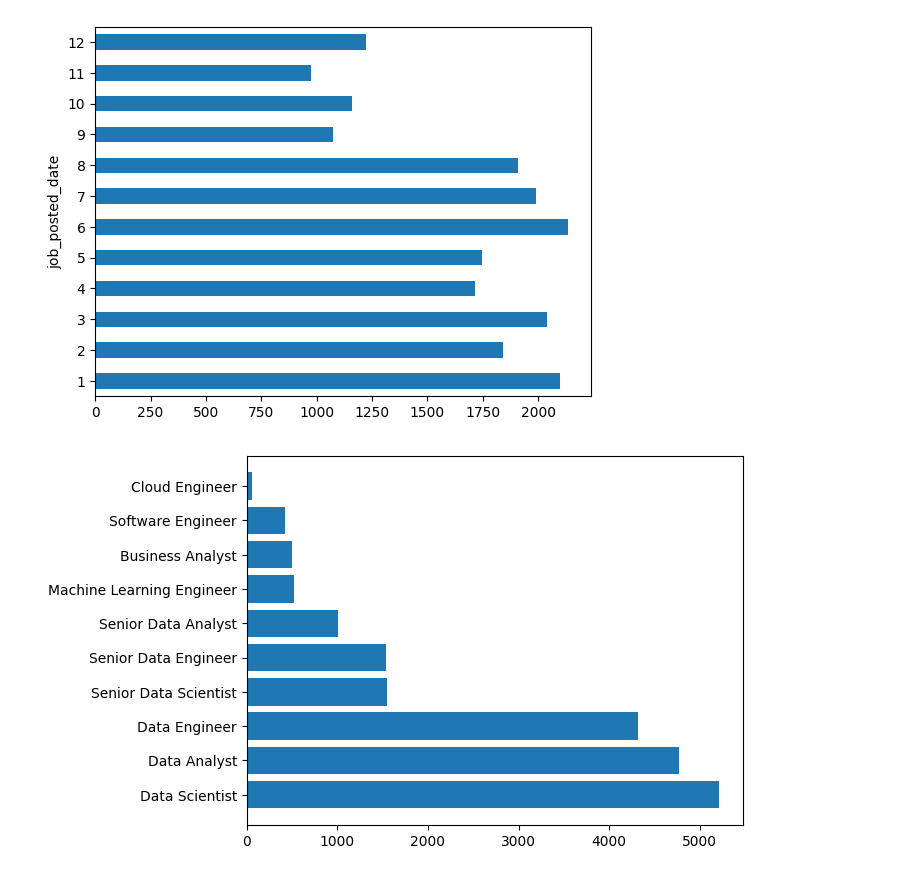
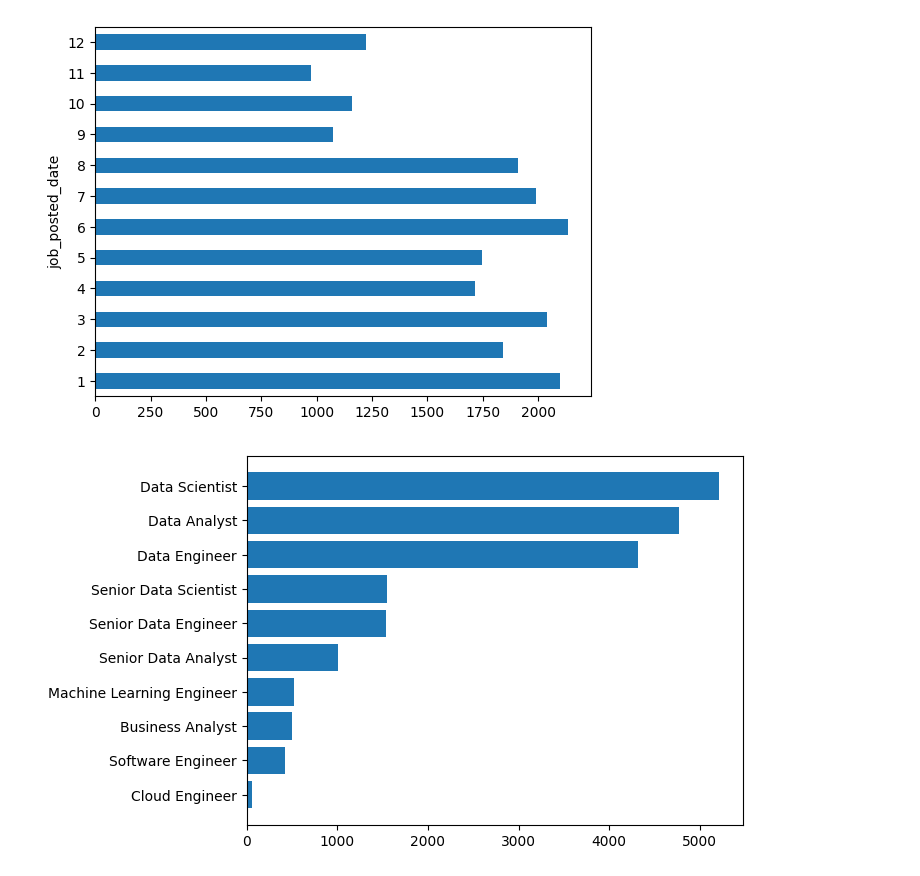
Before and after one commit to Abubakar-colla/PYTHON_DATA_PROJECT, a Jupyter notebook: 1_Basics/Gettingstarted (1).ipynb, the cells around one changed output. Drawn from its saved outputs; the diff is of its cells as text; code cells hidden in the pictures.

```diff
--- a/1_Basics/Gettingstarted (1).ipynb
+++ b/1_Basics/Gettingstarted (1).ipynb
@@ -445,5 +453,7 @@ KeyError: "['salary_hour_avg'] not found in axis"
 # %%
 df.dropna(inplace=True)
+# %%
+df.drop_duplicates(inplace=True)
 # %%
 df
 # %% [output]
@@ -515,11 +520,11 @@ plt.show()
 # %% [output]
 [figure]
 # %%
-job_count = df.job_title_short.value_counts()
+job_count = df.job_title_short.value_counts(ascending=True)
 plt.barh(job_count.index, job_count)
 plt.show()
 # %% [output]
-[figure, old version]
+[figure, new version]
 # %%
 job_count.sort_values(ascending=False)
 plt.barh(job_count.index, job_count)
```
Also changed, not shown: parts of 13 cells of this notebook, 7 other files.
